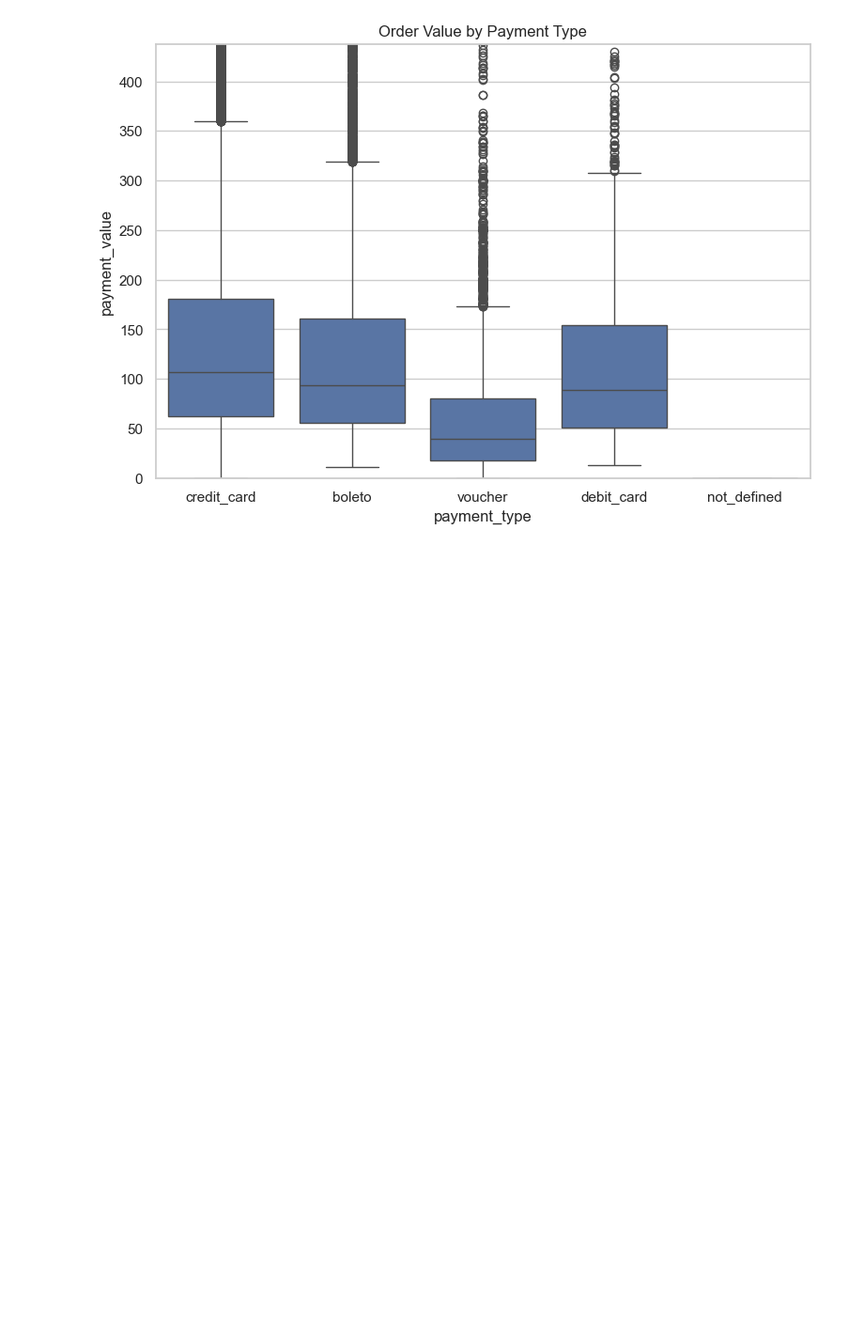
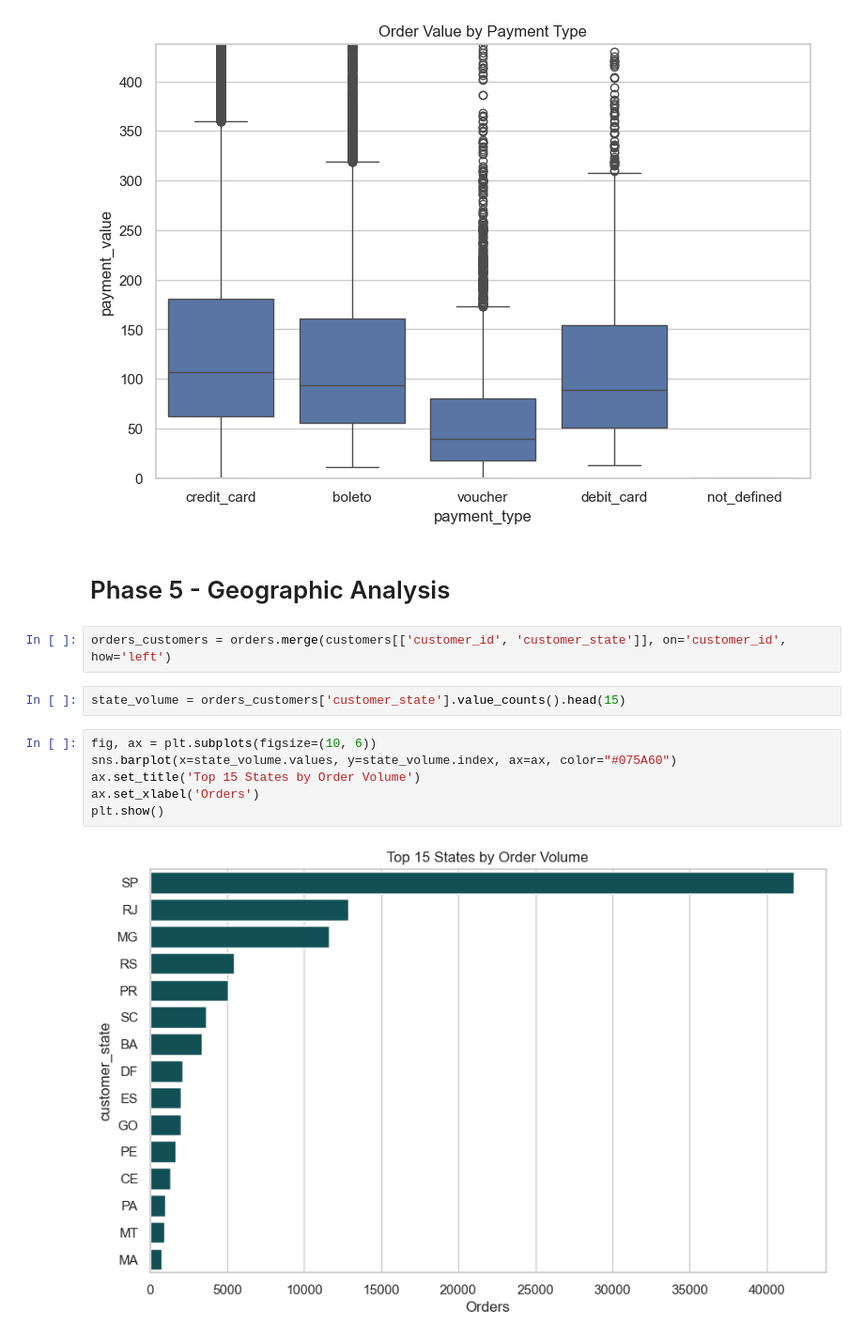
Before and after one commit to AliyarBhos/data-science-journey, a Jupyter notebook: 03_exploratory_data_analysis_and_visualization/olist_eda.ipynb, the cells around one changed output. Shown at 94% size. Cells and saved outputs as stored; diff of their text form; blank space fills up the shorter version.

Commit message:
Phase 5 - Geographic Analysis

```diff
--- a/03_exploratory_data_analysis_and_visualization/olist_eda.ipynb
+++ b/03_exploratory_data_analysis_and_visualization/olist_eda.ipynb
@@ -246,3 +246,17 @@ ax.set_title('Order Value by Payment Type')
 plt.show()
 # %% [output]
 [figure]
+# %% [markdown]
+# Phase 5 - Geographic Analysis
+# %%
+orders_customers = orders.merge(customers[['customer_id', 'customer_state']], on='customer_id', how='left')
+# %%
+state_volume = orders_customers['customer_state'].value_counts().head(15)
+# %%
+fig, ax = plt.subplots(figsize=(10, 6))
+sns.barplot(x=state_volume.values, y=state_volume.index, ax=ax, color="#075A60")
+ax.set_title('Top 15 States by Order Volume')
+ax.set_xlabel('Orders')
+plt.show()
+# %% [output]
+[figure, added]
```
Also changed, not shown: parts of 2 cells of this notebook.
